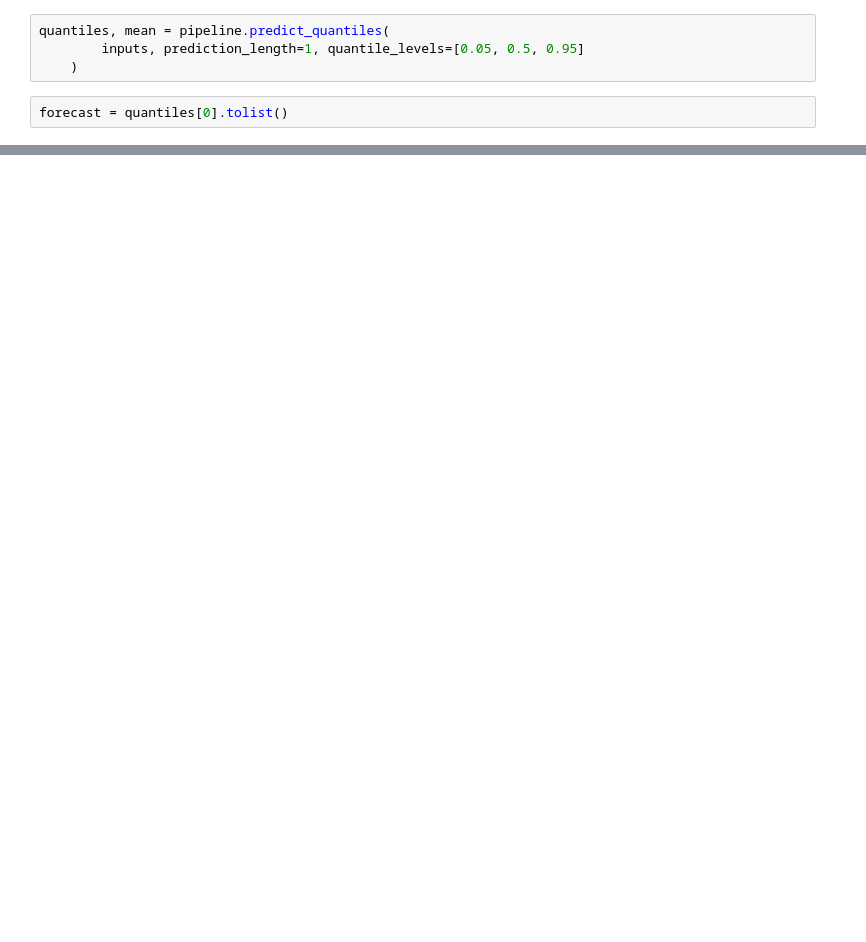
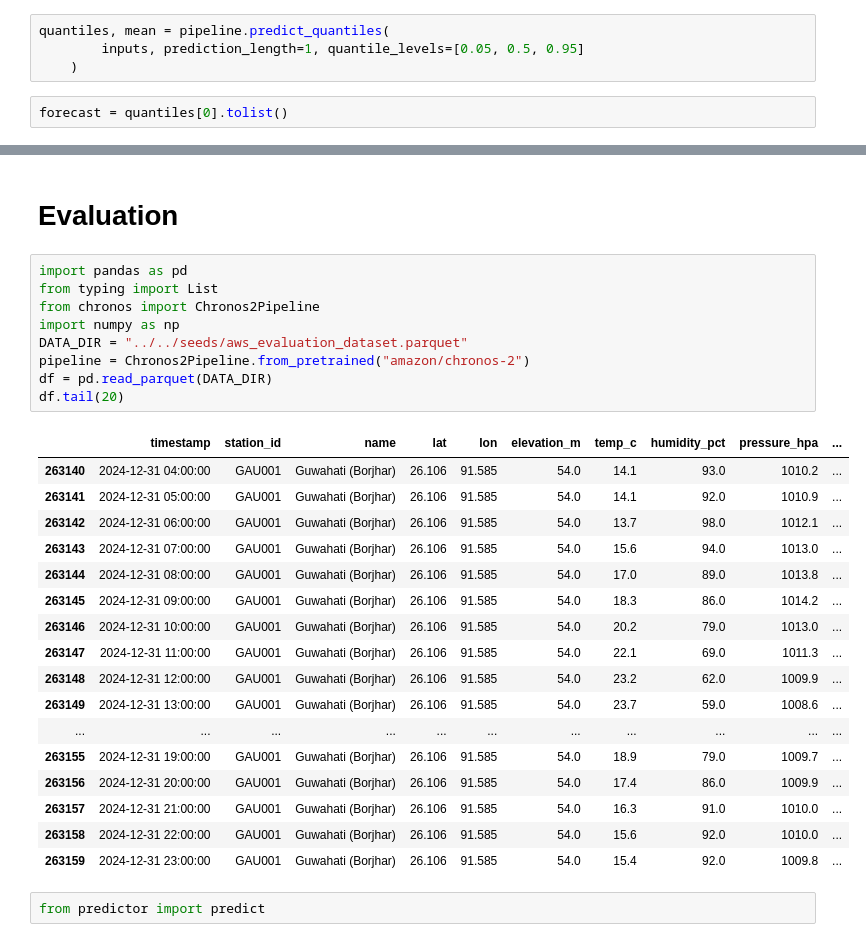
Before and after one commit to ANAND-debug-bit/Sky-Guard-AI, a Jupyter notebook: microservices/app/layers/forecasting/sandbox.ipynb, the cells around one changed output, grey strips where cells are left out. Saved outputs shown, nothing was run; the diff lists cells and outputs as text; blank space fills up the shorter version.

```diff
--- a/microservices/app/layers/forecasting/sandbox.ipynb
+++ b/microservices/app/layers/forecasting/sandbox.ipynb
@@ -88,0 +49,31 @@ True
+# %% [markdown]
+# Evaluation
+# %%
+import pandas as pd
+from typing import List
+from chronos import Chronos2Pipeline
+import numpy as np
+DATA_DIR = "../../seeds/aws_evaluation_dataset.parquet"
+pipeline = Chronos2Pipeline.from_pretrained("amazon/chronos-2")
+df = pd.read_parquet(DATA_DIR)
+df.tail(20)
+# %% [output]
+|  | timestamp | station_id | name | lat | lon | elevation_m | temp_c | humidity_pct | pressure_hpa | ... |
+| 263140 | 2024-12-31 04:00:00 | GAU001 | Guwahati (Borjhar) | 26.106 | 91.585 | 54.0 | 14.1 | 93.0 | 1010.2 | ... |
+| 263141 | 2024-12-31 05:00:00 | GAU001 | Guwahati (Borjhar) | 26.106 | 91.585 | 54.0 | 14.1 | 92.0 | 1010.9 | ... |
+| 263142 | 2024-12-31 06:00:00 | GAU001 | Guwahati (Borjhar) | 26.106 | 91.585 | 54.0 | 13.7 | 98.0 | 1012.1 | ... |
+| 263143 | 2024-12-31 07:00:00 | GAU001 | Guwahati (Borjhar) | 26.106 | 91.585 | 54.0 | 15.6 | 94.0 | 1013.0 | ... |
+| 263144 | 2024-12-31 08:00:00 | GAU001 | Guwahati (Borjhar) | 26.106 | 91.585 | 54.0 | 17.0 | 89.0 | 1013.8 | ... |
+| 263145 | 2024-12-31 09:00:00 | GAU001 | Guwahati (Borjhar) | 26.106 | 91.585 | 54.0 | 18.3 | 86.0 | 1014.2 | ... |
+| 263146 | 2024-12-31 10:00:00 | GAU001 | Guwahati (Borjhar) | 26.106 | 91.585 | 54.0 | 20.2 | 79.0 | 1013.0 | ... |
+| 263147 | 2024-12-31 11:00:00 | GAU001 | Guwahati (Borjhar) | 26.106 | 91.585 | 54.0 | 22.1 | 69.0 | 1011.3 | ... |
+| 263148 | 2024-12-31 12:00:00 | GAU001 | Guwahati (Borjhar) | 26.106 | 91.585 | 54.0 | 23.2 | 62.0 | 1009.9 | ... |
+| 263149 | 2024-12-31 13:00:00 | GAU001 | Guwahati (Borjhar) | 26.106 | 91.585 | 54.0 | 23.7 | 59.0 | 1008.6 | ... |
+| ... | ... | ... | ... | ... | ... | ... | ... | ... | ... | ... |
+| 263155 | 2024-12-31 19:00:00 | GAU001 | Guwahati (Borjhar) | 26.106 | 91.585 | 54.0 | 18.9 | 79.0 | 1009.7 | ... |
+| 263156 | 2024-12-31 20:00:00 | GAU001 | Guwahati (Borjhar) | 26.106 | 91.585 | 54.0 | 17.4 | 86.0 | 1009.9 | ... |
+| 263157 | 2024-12-31 21:00:00 | GAU001 | Guwahati (Borjhar) | 26.106 | 91.585 | 54.0 | 16.3 | 91.0 | 1010.0 | ... |
+| 263158 | 2024-12-31 22:00:00 | GAU001 | Guwahati (Borjhar) | 26.106 | 91.585 | 54.0 | 15.6 | 92.0 | 1010.0 | ... |
+| 263159 | 2024-12-31 23:00:00 | GAU001 | Guwahati (Borjhar) | 26.106 | 91.585 | 54.0 | 15.4 | 92.0 | 1009.8 | ... |
+# %%
+from predictor import predict
```
Also changed, not shown: parts of 8 cells of this notebook, 16 other files.
